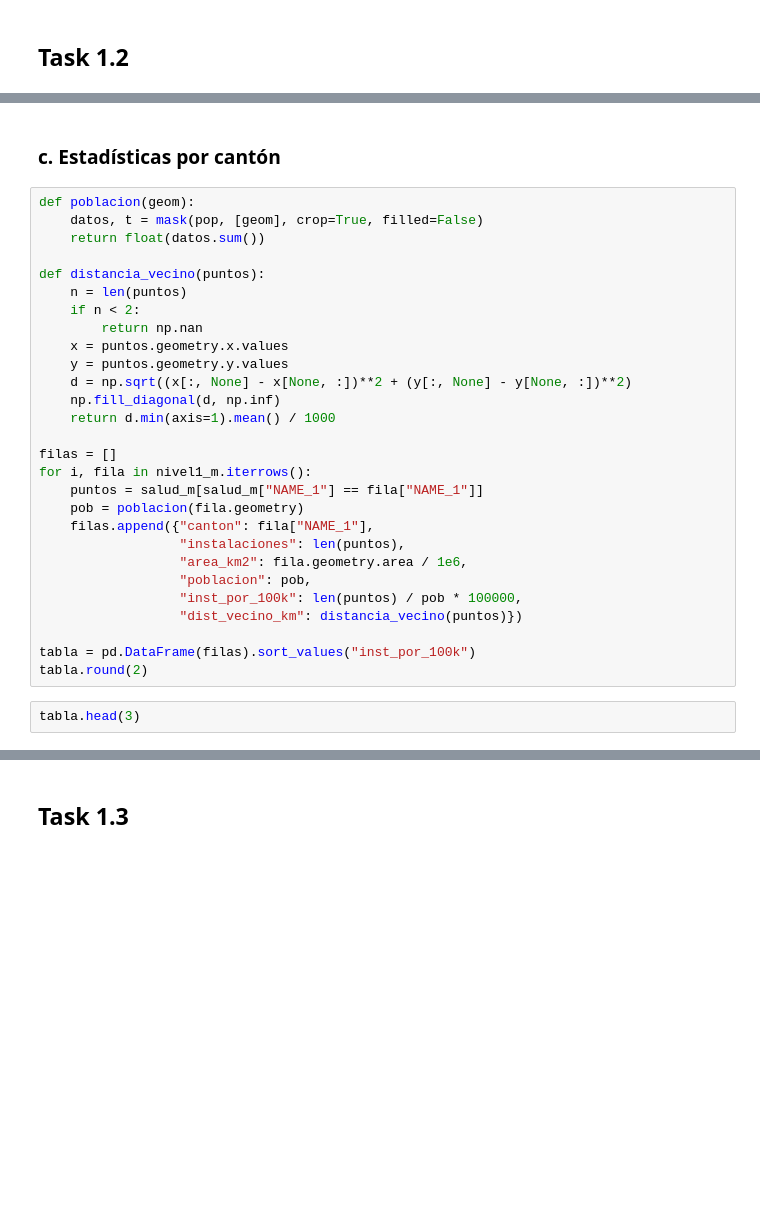
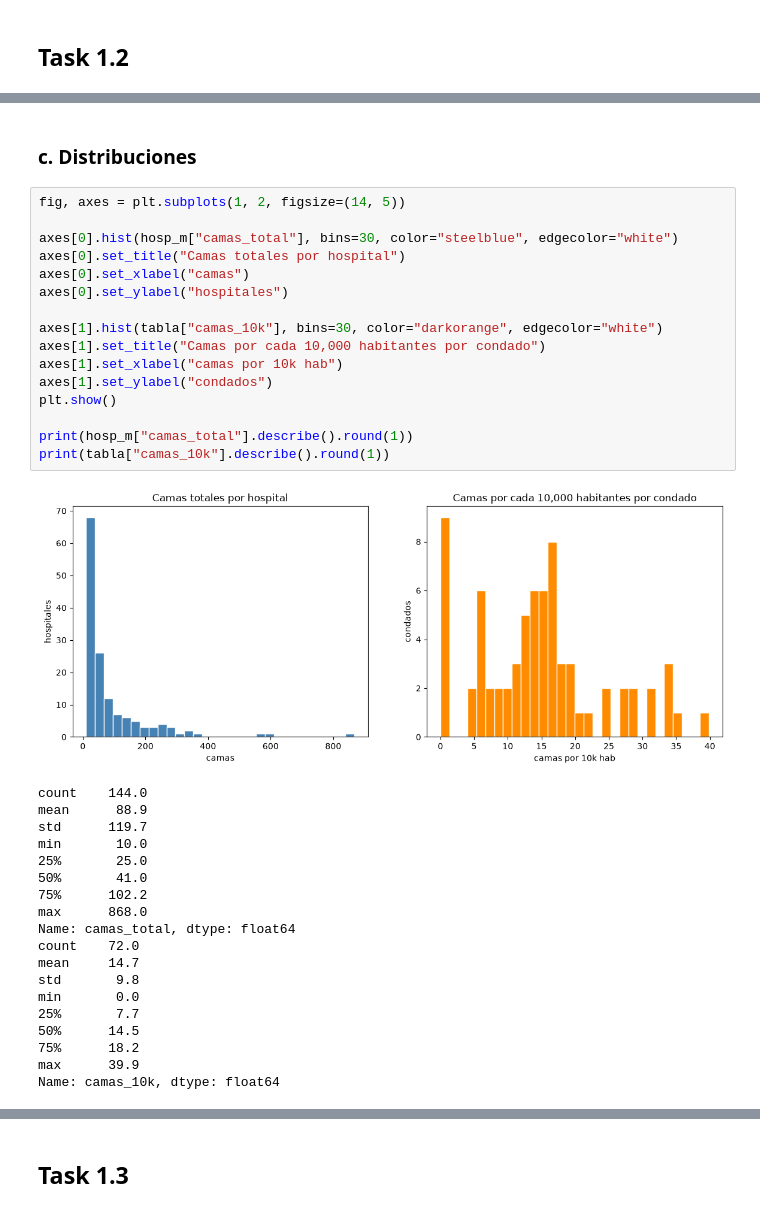
Before and after one commit to AleWWH1104/Lab5-modsim, a Jupyter notebook: Lab5.ipynb, the cells around one changed output, grey strips where cells are left out. Cells and saved outputs as stored; diff of their text form; blank space fills up the shorter version.

```diff
--- a/Lab5.ipynb
+++ b/Lab5.ipynb
@@ -211,32 +250,38 @@ plt.show()
 # %% [markdown]
-### c. Estadísticas por cantón
+### c. Distribuciones
-# %%
-def poblacion(geom):
-    datos, t = mask(pop, [geom], crop=True, filled=False)
-    return float(datos.sum())
-
-def distancia_vecino(puntos):
-    n = len(puntos)
-    if n < 2:
-        return np.nan
-    x = puntos.geometry.x.values
-    y = puntos.geometry.y.values
-    d = np.sqrt((x[:, None] - x[None, :])**2 + (y[:, None] - y[None, :])**2)
-    np.fill_diagonal(d, np.inf)
-    return d.min(axis=1).mean() / 1000
-
-filas = []
-for i, fila in nivel1_m.iterrows():
-    puntos = salud_m[salud_m["NAME_1"] == fila["NAME_1"]]
-    pob = poblacion(fila.geometry)
-    filas.append({"canton": fila["NAME_1"],
-                  "instalaciones": len(puntos),
-                  "area_km2": fila.geometry.area / 1e6,
-                  "poblacion": pob,
-                  "inst_por_100k": len(puntos) / pob * 100000,
-                  "dist_vecino_km": distancia_vecino(puntos)})
-
-tabla = pd.DataFrame(filas).sort_values("inst_por_100k")
-tabla.round(2)
-# %%
-tabla.head(3)
+# %%
+fig, axes = plt.subplots(1, 2, figsize=(14, 5))
+
+axes[0].hist(hosp_m["camas_total"], bins=30, color="steelblue", edgecolor="white")
+axes[0].set_title("Camas totales por hospital")
+axes[0].set_xlabel("camas")
+axes[0].set_ylabel("hospitales")
+
+axes[1].hist(tabla["camas_10k"], bins=30, color="darkorange", edgecolor="white")
+axes[1].set_title("Camas por cada 10,000 habitantes por condado")
+axes[1].set_xlabel("camas por 10k hab")
+axes[1].set_ylabel("condados")
+plt.show()
+
+print(hosp_m["camas_total"].describe().round(1))
+print(tabla["camas_10k"].describe().round(1))
+# %% [output]
+[figure, added]
+count    144.0
+mean      88.9
+std      119.7
+min       10.0
+25%       25.0
+50%       41.0
+75%      102.2
+max      868.0
+Name: camas_total, dtype: float64
+count    72.0
+mean     14.7
+std       9.8
+min       0.0
+25%       7.7
+50%      14.5
+75%      18.2
+max      39.9
+Name: camas_10k, dtype: float64
```
Also changed, not shown: parts of 64 cells of this notebook, 12 other files.
